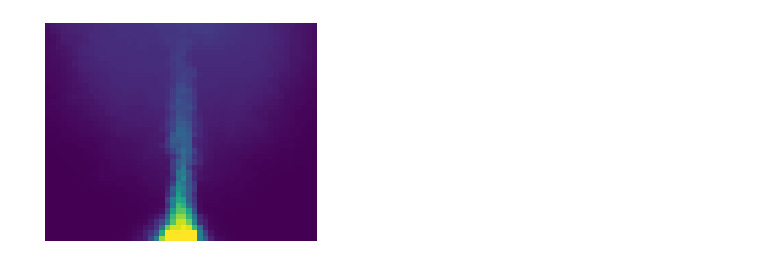
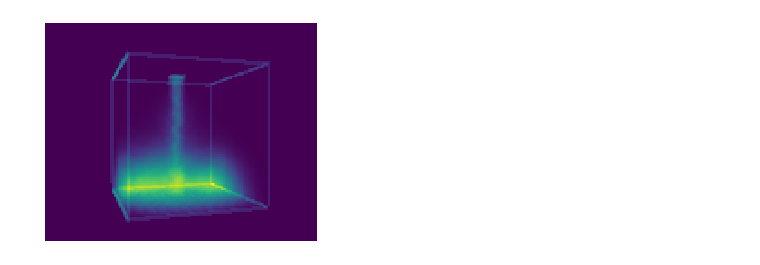
Before and after one commit to leoHeidel/stable-fluids, a Jupyter notebook: simulator-demo2.ipynb, the cells around one changed output. Saved outputs shown, nothing was run; the diff lists cells and outputs as text; code cells hidden in the pictures.

```diff
--- a/simulator-demo2.ipynb
+++ b/simulator-demo2.ipynb
@@ -12,8 +15,8 @@ from simulator2 import Simulator2, div2
 # %%
 def force2(m,n,p,w):
     f = np.zeros((m,n,p,3))
-    f[5:-5,22:28,7:13,0] = 1 - w[5:-5,22:28,7:13,0]
-    f += np.random.normal(size=(m,n,p,3))/3
+    f[17:22,:,17:22,1] = 1 - w[17:22,:,17:22,1]
+    f += np.random.normal(size=(m,n,p,3))/10
     return f
 
 def border_condition2(w):
@@ -24,7 +27,7 @@ def border_condition2(w):
     w[:,:,0,2] = 0
     w[:,:,-1,2] = 0
 # %%
-m,n,p = 40,50,20
+m,n,p = 40,41,42
 sim = Simulator2(m,n,p,1,0.01, border_condition2, force2)
 # %%
 %%time
@@ -59,21 +62,31 @@ def update_scalar(s,w,dt) :
             for k in range(2) :
                 res += np.reshape(frac[i][:,:,:,0]*frac[j][:,:,:,1]*frac[k][:,:,:,2], (m,n,p)) * take_scalar(x, indices[i][:,:,:,0], indices[j][:,:,:,1], indices[k][:,:,:,2])
     res = res*1
-    res[0:2,22:28,7:13] = 1
+    res[17:22,1,17:22] = 1
     return res
+
+camera_pos = np.array([-m,n/2,p/2])
 
 fig = plt.figure()
 ims = []
+
+renderer = Renderer(120,150, 170)
+
+center = (np.array([m,n,p])-1)/2
+t = 0
 for i in range(500) :
     dt=1
     sim.time_step(dt)
     x = update_scalar(x,sim.w,dt)
     x_proj = np.amax(x,-1)
-    if not i % 10 :
+    if not i % 50 :
         print(i)
-    if not i % 3 :
+    if not i % 1 :
+        t+=0.01
+        camera_pos = center +100*np.array([-np.cos(t),0,-np.sin(t)])
         plt.axis('off')
-        ims.append([plt.imshow(x_proj[::-1,:], animated=True)])
+        res = renderer(x, camera_pos)
+        ims.append([plt.imshow(res, animated=True)])
 # %% [output]
 0
 10
@@ -95,4 +108,4 @@ Wall time: 48.7 s
-[figure, old version]
+[figure, new version]
 # %%
 ani1 = animation.ArtistAnimation(fig, ims, interval=50, blit=True,
                                 repeat_delay=1000)
```
Also changed, not shown: parts of 4 cells of this notebook, 2 other files.
